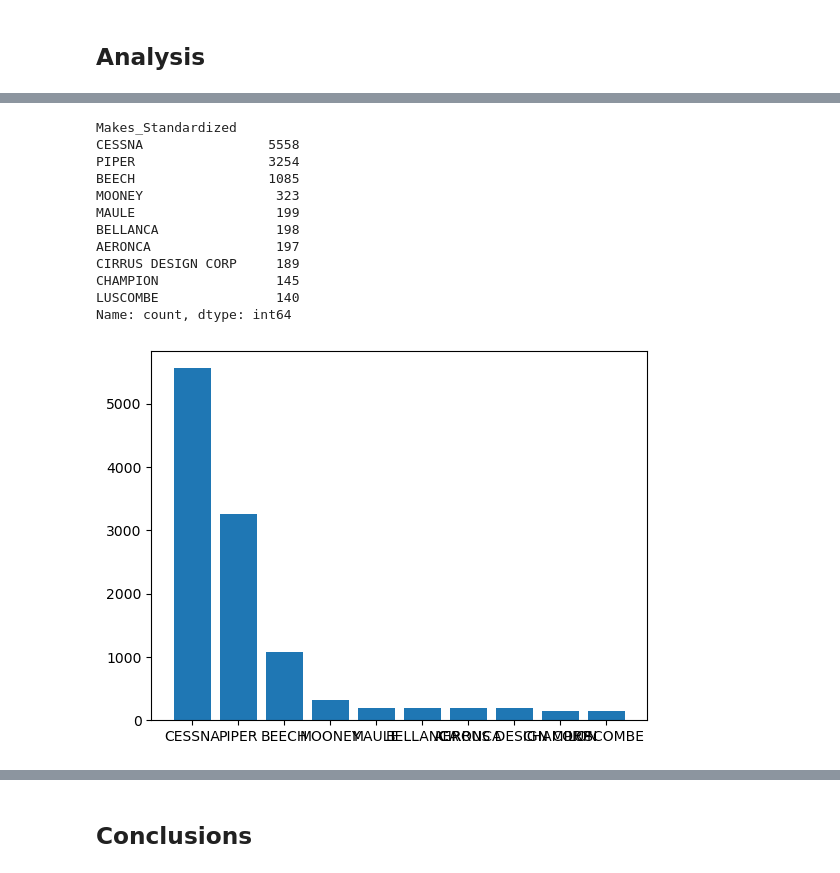
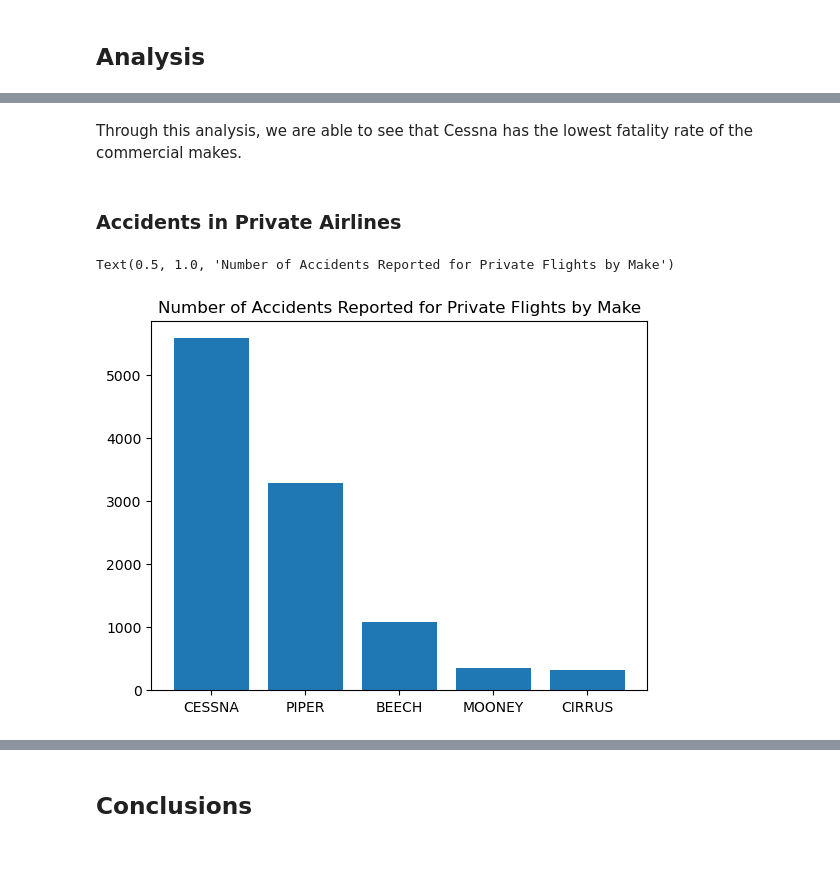
Before and after one commit to mcumiskey/Aviation-Risk-Analysis, a Jupyter notebook: aviation analysis.ipynb, the cells around one changed output, grey strips where cells are left out. Saved outputs shown, nothing was run; the diff lists cells and outputs as text; code cells hidden in the pictures.

Commit message:
Added more figures and conclusion drawn

```diff
--- a/aviation analysis.ipynb
+++ b/aviation analysis.ipynb
@@ -227,2 +229,20 @@ df['Makes_Standardized'] = df['Make'].map(categorize_make)
+# %%
+def clean_models(model):
+    if type(model)!= str:
+        return model
+    model = model.upper()
+    if '.' in model:
+        model =model.replace('.', ' ')
+    if ',' in model:
+        model =model.replace(',', ' ')
+    if '-' in model:
+        model =model.replace('-', ' ')
+    if ' ' in model:
+        model =model.replace(' ', '')
+    model = model.strip()
+    return model
+# %%
+#clean the models of whitespace
+df['Model'] = df['Model'].map(clean_models)
 # %% [markdown]
 ## Feature Engineering
@@ -236,2 +255,17 @@ df.to_csv('data/clean.csv')
+# %%
+#Replacing empty cells with 0
+df['Total.Fatal.Injuries'] = df['Total.Fatal.Injuries'].replace(np.nan, 0)
+df['Total.Serious.Injuries'] = df['Total.Serious.Injuries'].replace(np.nan, 0)
+df['Total.Minor.Injuries'] = df['Total.Minor.Injuries'].replace(np.nan, 0)
+df['Total.Uninjured'] = df['Total.Uninjured'].replace(np.nan, 0)
+# %%
+#create a plane occupancy column as well as a total injured column
+df['Reported Occupancy'] = df['Total.Fatal.Injuries'] + df['Total.Serious.Injuries'] + df['Total.Minor.Injuries'] + df['Total.Uninjured']
+
+df['Total Injured'] = df['Total.Minor.Injuries'] + df['Total.Serious.Injuries']
+
+df['Fatality Ratio'] = (df['Total.Fatal.Injuries'] / df['Reported Occupancy']) * 100
+
+df['Injury Ratio'] = (df['Total Injured'] / df['Reported Occupancy']) * 100
 # %% [markdown]
 ## Analysis
@@ -268,28 +338,20 @@ Name: count, dtype: int64
+# %% [markdown]
+Through this analysis, we are able to see that Cessna has the lowest fatality rate of the commercial makes.
+# %% [markdown]
+### Accidents in Private Airlines
 # %%
 #accidents per year
 fig, ax = plt.subplots()
 
 personal_flights_df = df[(df['flight_category'] == "Private")]
 
-accidents_per_model_personal = personal_flights_df['Makes_Standardized'].value_counts()[:10]
+accidents_per_model_personal = personal_flights_df['Makes_Standardized'].value_counts()[:5]
 
 x = accidents_per_model_personal.index
 y = accidents_per_model_personal.values
 
 ax.bar(x, y)
-
-print(accidents_per_model_personal)
+ax.set_title("Number of Accidents Reported for Private Flights by Make")
 # %% [output]
-Makes_Standardized
-CESSNA                5558
-PIPER                 3254
-BEECH                 1085
-MOONEY                 323
-MAULE                  199
-BELLANCA               198
-AERONCA                197
-CIRRUS DESIGN CORP     189
-CHAMPION               145
-LUSCOMBE               140
-Name: count, dtype: int64
+Text(0.5, 1.0, 'Number of Accidents Reported for Private Flights by Make')
-[figure, old version]
+[figure, new version]
```
Also changed, not shown: parts of 27 cells of this notebook, 2 other files.
